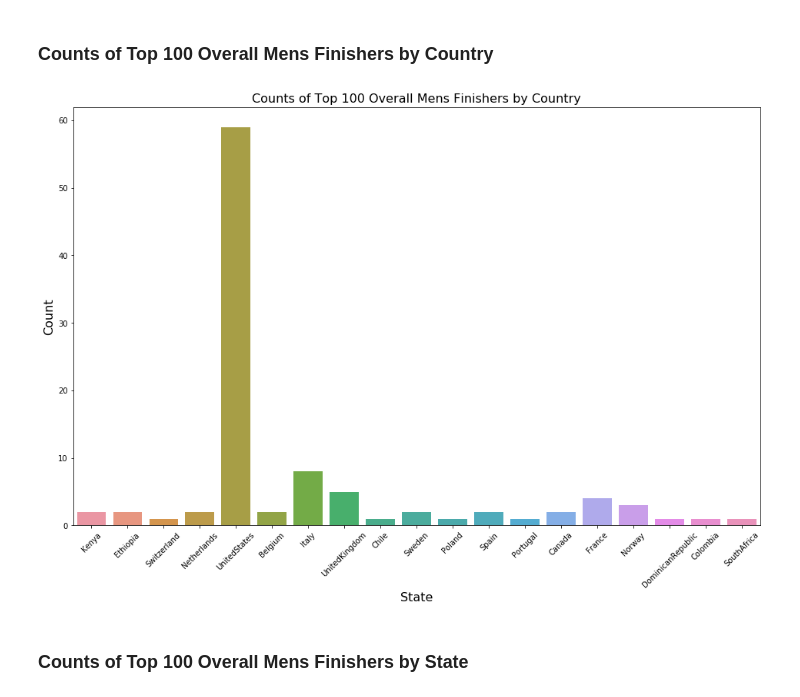
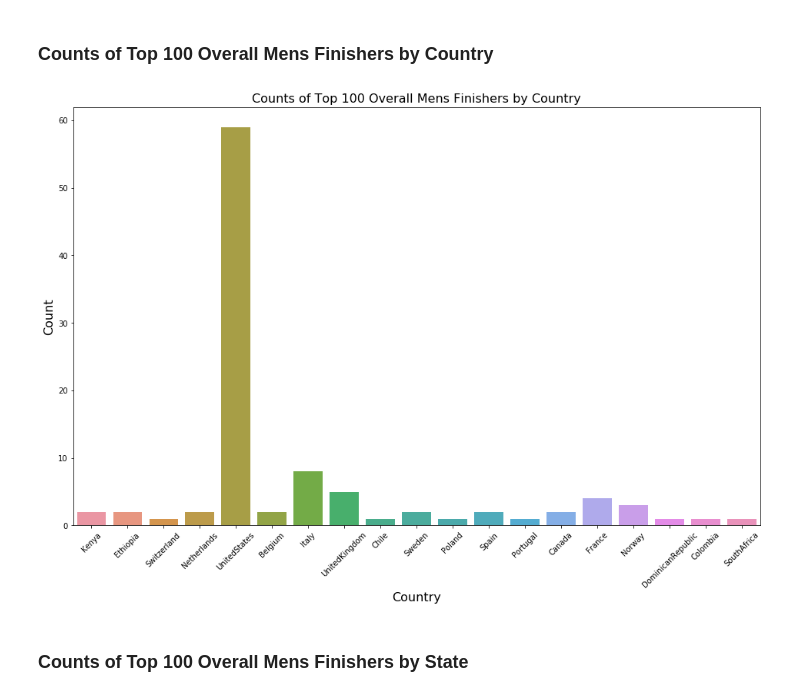
Before and after one commit to adambens/NYC_Marathon_Web_Scraping, a Jupyter notebook: NYC Marathon 2018 - Overall Men's Results.ipynb, the cells around one changed output. Saved outputs shown, nothing was run; the diff lists cells and outputs as text; code cells hidden in the pictures.

Commit message:
Small edit to visualization

```diff
--- a/NYC Marathon 2018 - Overall Men's Results.ipynb
+++ b/NYC Marathon 2018 - Overall Men's Results.ipynb
@@ -210,20 +210,20 @@ plt.show()
 # %%
 f = plt.figure(figsize=(16,10))
 
 sns.countplot(x='Country', data=df.dropna())
 
 
 plt.xticks(rotation=45)
 plt.ylabel("Count", fontsize=16)
-plt.xlabel("State", fontsize=16)
+plt.xlabel("Country", fontsize=16)
 
 plt.title("Counts of Top 100 Overall Mens Finishers by Country", fontsize=16)
 
 plt.savefig("By-Country.png")
 
 plt.show()
 # %% [output]
-[figure, old version]
+[figure, new version]
 # %% [markdown]
 ### Counts of Top 100 Overall Mens Finishers by State
 # %%
```
Also changed, not shown: parts of 1 cell of this notebook, 2 other files.
